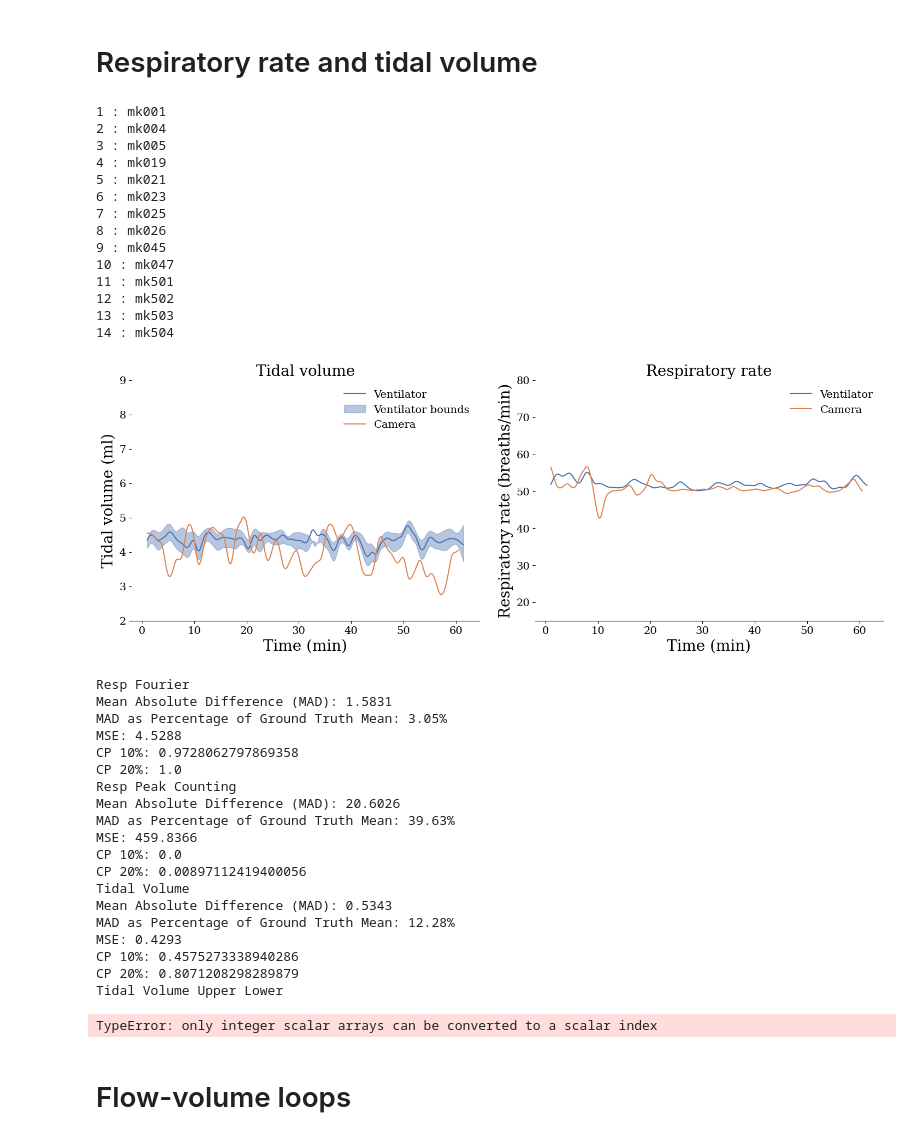
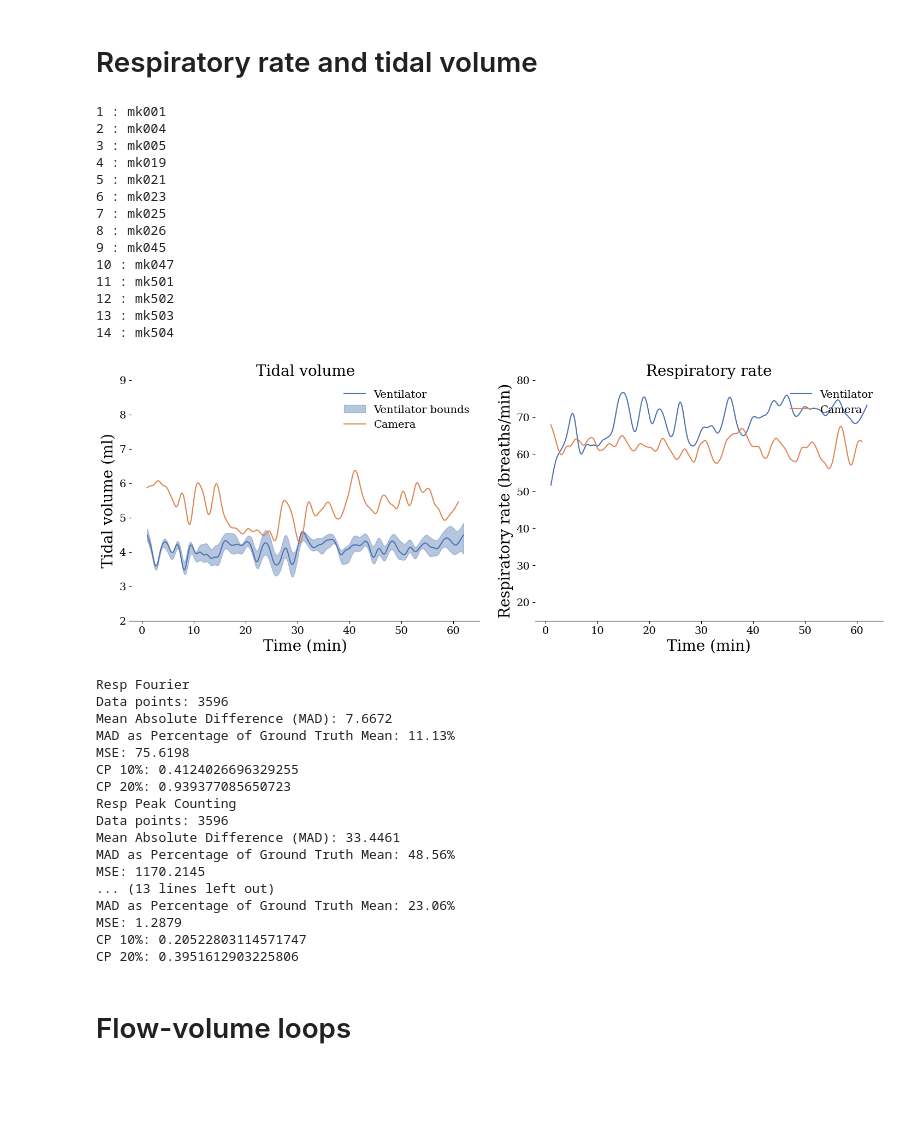
Before and after one commit to Sr933/Meerkat-Vital-Sign-Analysis-Pipeline, a Jupyter notebook: main.ipynb, the cells around one changed output. Saved outputs shown, nothing was run; the diff lists cells and outputs as text; code cells hidden in the pictures; blank space fills up the shorter version.

```diff
--- a/main.ipynb
+++ b/main.ipynb
@@ -96,45 +88,41 @@ IndexError: boolean index did not match indexed array along dimension 0; dimensi
 # %% [markdown]
 # Respiratory rate and tidal volume
 # %%
-Resp = RespRateAndVolumePipeline.Respiratory_rate_and_volume_pipeline()
-Resp.data_analysis_folder = database_path
+Resp = RespiratoryPipeline(database_path, 1800 , 1800)
 Resp.run()
 # %% [output]
 1 : mk001
 2 : mk004
 3 : mk005
 4 : mk019
 5 : mk021
 6 : mk023
 7 : mk025
 8 : mk026
 9 : mk045
 10 : mk047
 11 : mk501
 12 : mk502
 13 : mk503
 14 : mk504
-[figure, old version]
+[figure, new version]
 Resp Fourier
-Mean Absolute Difference (MAD): 1.5831
-MAD as Percentage of Ground Truth Mean: 3.05%
-MSE: 4.5288
-CP 10%: 0.9728062797869358
-CP 20%: 1.0
+Data points: 3596
+Mean Absolute Difference (MAD): 7.6672
+MAD as Percentage of Ground Truth Mean: 11.13%
+MSE: 75.6198
+CP 10%: 0.4124026696329255
+CP 20%: 0.939377085650723
 Resp Peak Counting
-Mean Absolute Difference (MAD): 20.6026
-MAD as Percentage of Ground Truth Mean: 39.63%
-MSE: 459.8366
-CP 10%: 0.0
-CP 20%: 0.00897112419400056
-Tidal Volume
-Mean Absolute Difference (MAD): 0.5343
-MAD as Percentage of Ground Truth Mean: 12.28%
-MSE: 0.4293
-CP 10%: 0.4575273338940286
-CP 20%: 0.8071208298289879
-Tidal Volume Upper Lower
+Data points: 3596
+Mean Absolute Difference (MAD): 33.4461
+MAD as Percentage of Ground Truth Mean: 48.56%
+MSE: 1170.2145
+... (13 lines left out)
+MAD as Percentage of Ground Truth Mean: 23.06%
+MSE: 1.2879
+CP 10%: 0.20522803114571747
+CP 20%: 0.3951612903225806
-TypeError: only integer scalar arrays can be converted to a scalar index
 # %% [markdown]
 # Flow-volume loops
 # %%
```
Also changed, not shown: parts of 7 cells of this notebook, 8 other files.
